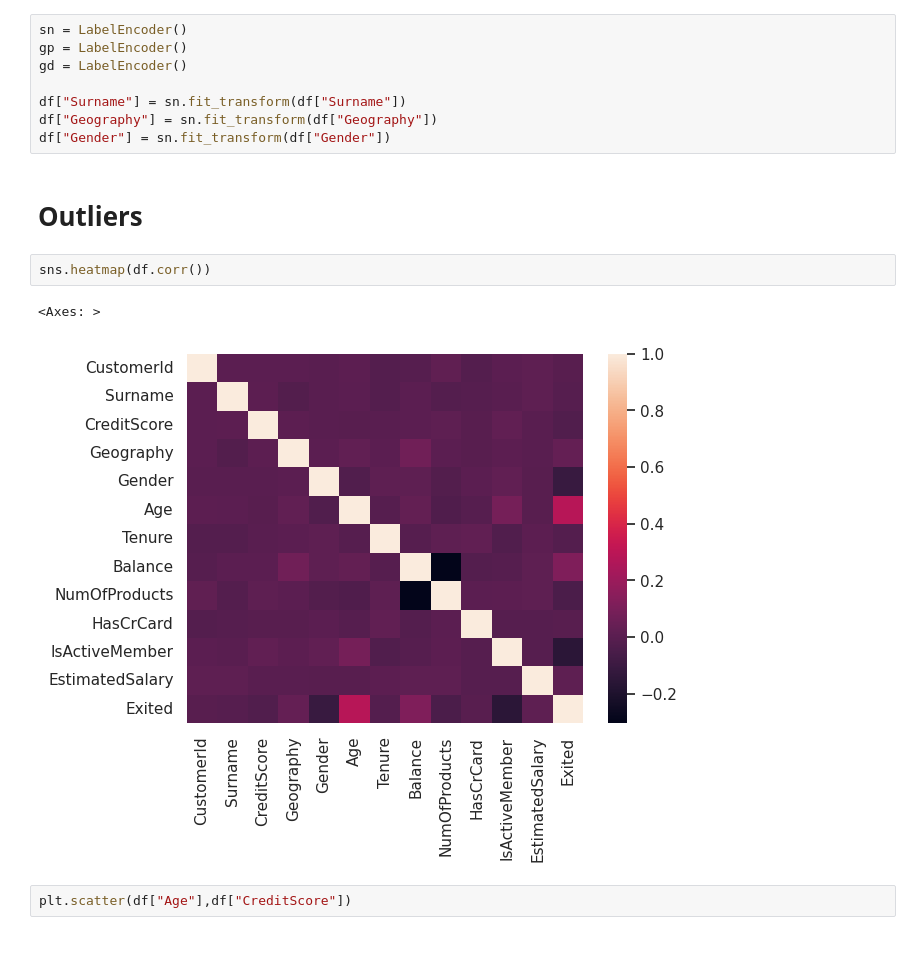
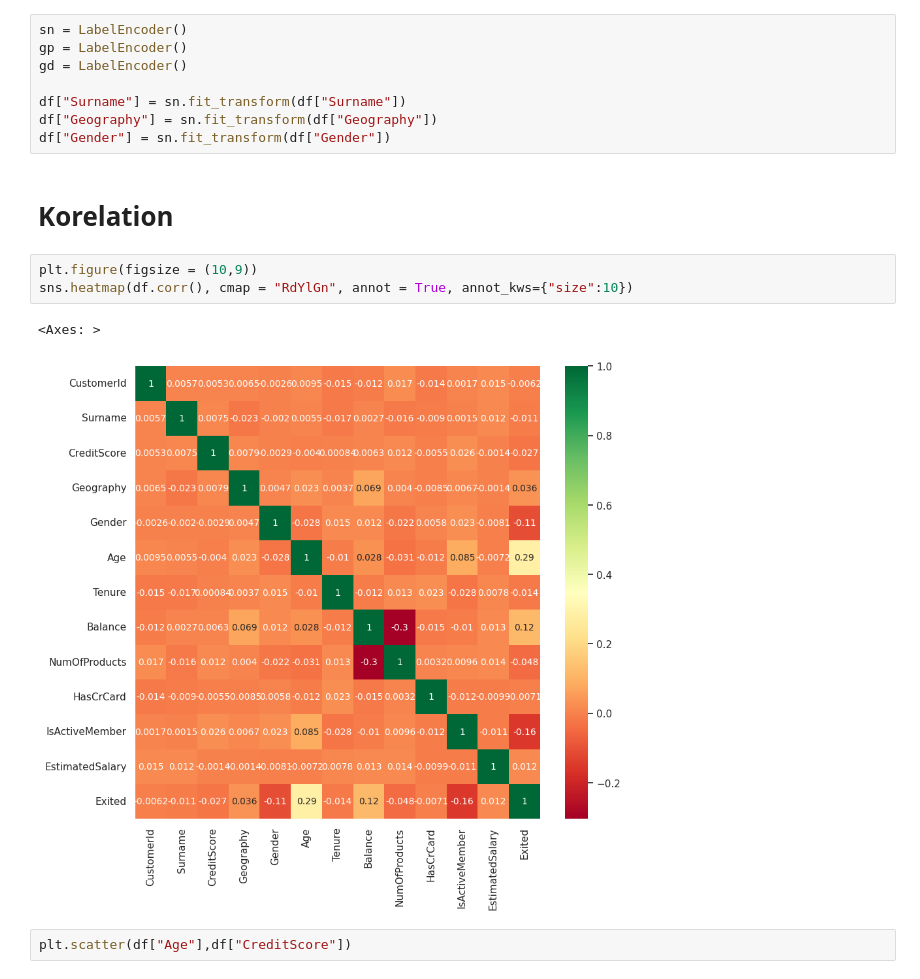
Before and after one commit to YusufAbdurrahmann/Exploratory-Data-Analysis, a Jupyter notebook: exploratory_data_analysis_ipynb.ipynb, the cells around one changed output. Saved outputs shown, nothing was run; the diff lists cells and outputs as text; blank space fills up the shorter version.

```diff
--- a/exploratory_data_analysis_ipynb.ipynb
+++ b/exploratory_data_analysis_ipynb.ipynb
@@ -75,12 +75,13 @@ df["Surname"] = sn.fit_transform(df["Surname"])
 df["Geography"] = sn.fit_transform(df["Geography"])
 df["Gender"] = sn.fit_transform(df["Gender"])
 # %% [markdown]
-# **Outliers**
+# **Korelation**
-# %%
-sns.heatmap(df.corr())
-# %% [output]
-<Axes: >
-[figure, removed]
+# %%
+plt.figure(figsize = (10,9))
+sns.heatmap(df.corr(), cmap = "RdYlGn", annot = True, annot_kws={"size":10})
+# %% [output]
+<Axes: >
+[figure, added]
 # %%
 plt.scatter(df["Age"],df["CreditScore"])
 # %% [output]
```
Also changed, not shown: parts of 2 cells of this notebook.
